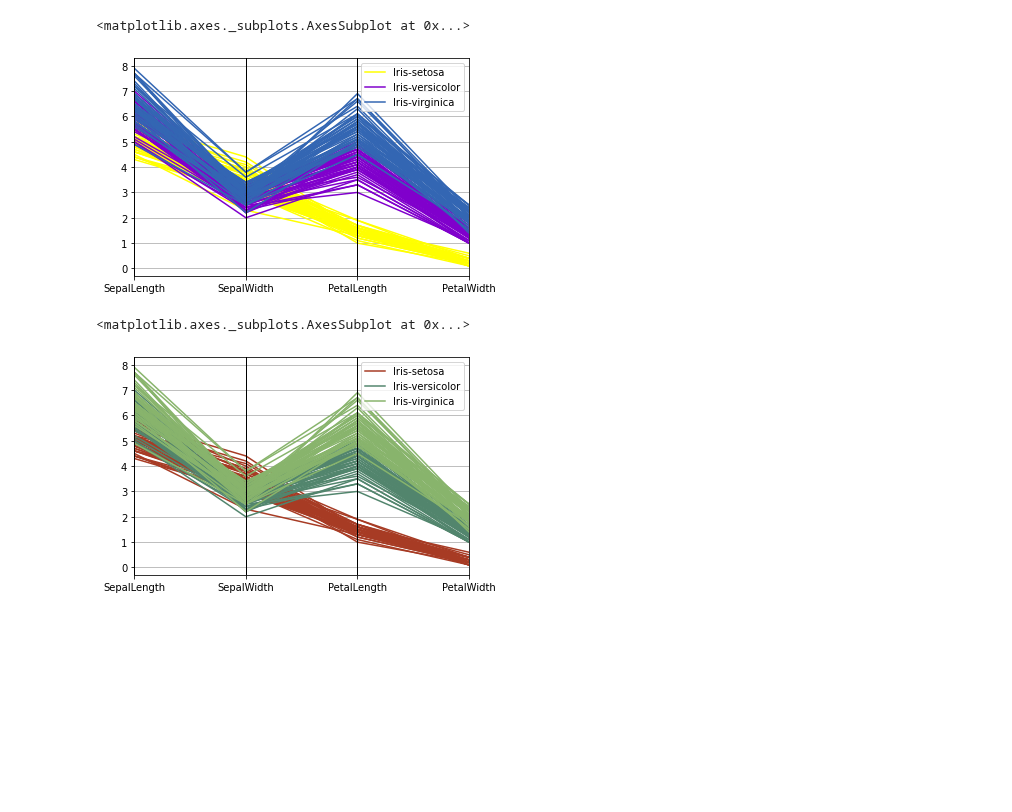
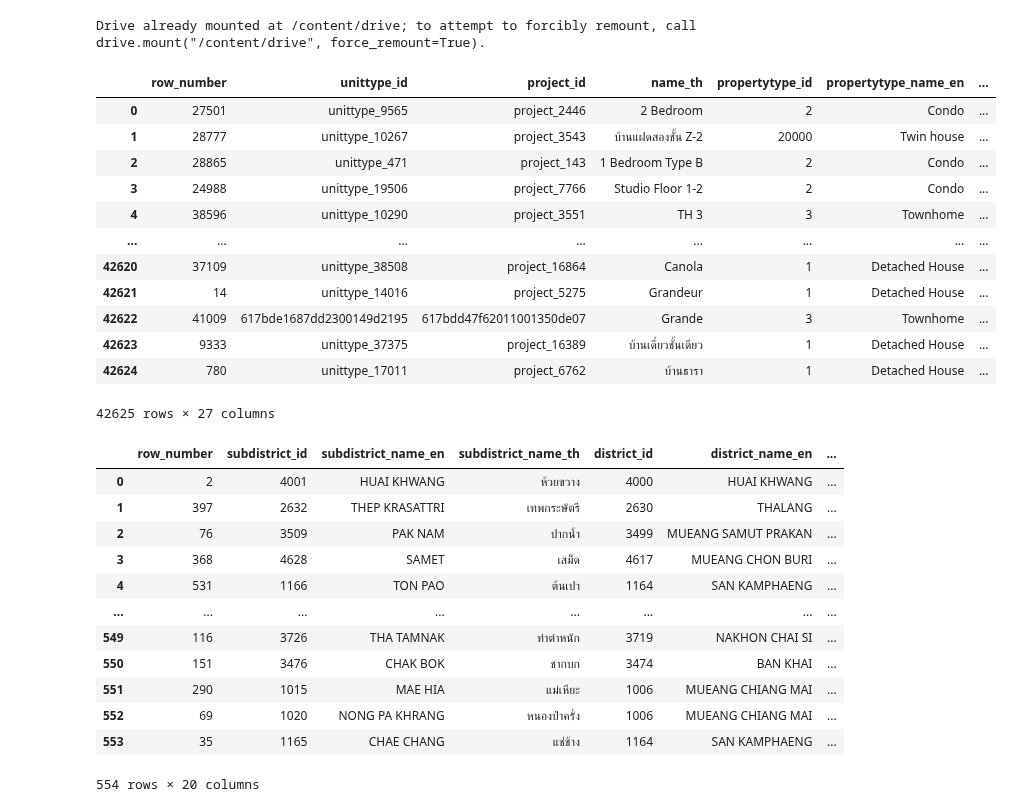
Before and after one commit to TungSoPon/BasicProg_DataViz65, a Jupyter notebook: Untitled10.ipynb, the cells around one changed output. Drawn from its saved outputs; the diff is of its cells as text; code cells hidden in the pictures; blank space fills up the shorter version.

```diff
--- a/Untitled10.ipynb
+++ b/Untitled10.ipynb
@@ -43,10 +9,39 @@ pd.plotting.parallel_coordinates(df, 'Name' ,color = ['c','m','y'])
-# %%
-pd.plotting.parallel_coordinates(df, 'Name' ,color = [[1,1,0],[0.5,0,0.8],[0.2,0.4,0.7]])
-# %% [output]
-<matplotlib.axes._subplots.AxesSubplot at 0x...>
-[figure, removed]
-# %%
-pd.plotting.parallel_coordinates(df, 'Name' ,color = ['#A73B24','#52856D','#88B46C'])
-# %% [output]
-<matplotlib.axes._subplots.AxesSubplot at 0x...>
-[figure, removed]
+# %%
+from google.colab import drive
+drive.mount('/content/drive')
+# %% [output]
+Drive already mounted at /content/drive; to attempt to forcibly remount, call drive.mount("/content/drive", force_remount=True).
+# %%
+unit = pd.read_csv('/content/drive/MyDrive/BPDV65/opendata_unittype.csv')
+unit
+# %% [output]
+|  | row_number | unittype_id | project_id | name_th | propertytype_id | propertytype_name_en | ... |
+| 0 | 27501 | unittype_9565 | project_2446 | 2 Bedroom | 2 | Condo | ... |
+| 1 | 28777 | unittype_10267 | project_3543 | บ้านแฝดสองชั้น Z-2 | 20000 | Twin house | ... |
+| 2 | 28865 | unittype_471 | project_143 | 1 Bedroom Type B | 2 | Condo | ... |
+| 3 | 24988 | unittype_19506 | project_7766 | Studio Floor 1-2 | 2 | Condo | ... |
+| 4 | 38596 | unittype_10290 | project_3551 | TH 3 | 3 | Townhome | ... |
+| ... | ... | ... | ... | ... | ... | ... | ... |
+| 42620 | 37109 | unittype_38508 | project_16864 | Canola | 1 | Detached House | ... |
+| 42621 | 14 | unittype_14016 | project_5275 | Grandeur | 1 | Detached House | ... |
+| 42622 | 41009 | 617bde1687dd2300149d2195 | 617bdd47f62011001350de07 | Grande | 3 | Townhome | ... |
+| 42623 | 9333 | unittype_37375 | project_16389 | บ้านเดี่ยวชั้นเดียว | 1 | Detached House | ... |
+| 42624 | 780 | unittype_17011 | project_6762 | บ้านธารา | 1 | Detached House | ... |
+42625 rows × 27 columns
+# %%
+eat = pd.read_csv('/content/drive/MyDrive/BPDV65/opendata_eating_score.csv')
+eat
+# %% [output]
+|  | row_number | subdistrict_id | subdistrict_name_en | subdistrict_name_th | district_id | district_name_en | ... |
+| 0 | 2 | 4001 | HUAI KHWANG | ห้วยขวาง | 4000 | HUAI KHWANG | ... |
+| 1 | 397 | 2632 | THEP KRASATTRI | เทพกระษัตรี | 2630 | THALANG | ... |
+| 2 | 76 | 3509 | PAK NAM | ปากน้ำ | 3499 | MUEANG SAMUT PRAKAN | ... |
+| 3 | 368 | 4628 | SAMET | เสม็ด | 4617 | MUEANG CHON BURI | ... |
+| 4 | 531 | 1166 | TON PAO | ต้นเปา | 1164 | SAN KAMPHAENG | ... |
+| ... | ... | ... | ... | ... | ... | ... | ... |
+| 549 | 116 | 3726 | THA TAMNAK | ท่าตำหนัก | 3719 | NAKHON CHAI SI | ... |
+| 550 | 151 | 3476 | CHAK BOK | ชากบก | 3474 | BAN KHAI | ... |
+| 551 | 290 | 1015 | MAE HIA | แม่เหียะ | 1006 | MUEANG CHIANG MAI | ... |
+| 552 | 69 | 1020 | NONG PA KHRANG | หนองป่าครั่ง | 1006 | MUEANG CHIANG MAI | ... |
+| 553 | 35 | 1165 | CHAE CHANG | แช่ช้าง | 1164 | SAN KAMPHAENG | ... |
+554 rows × 20 columns
```
Also changed, not shown: parts of 17 cells of this notebook.
